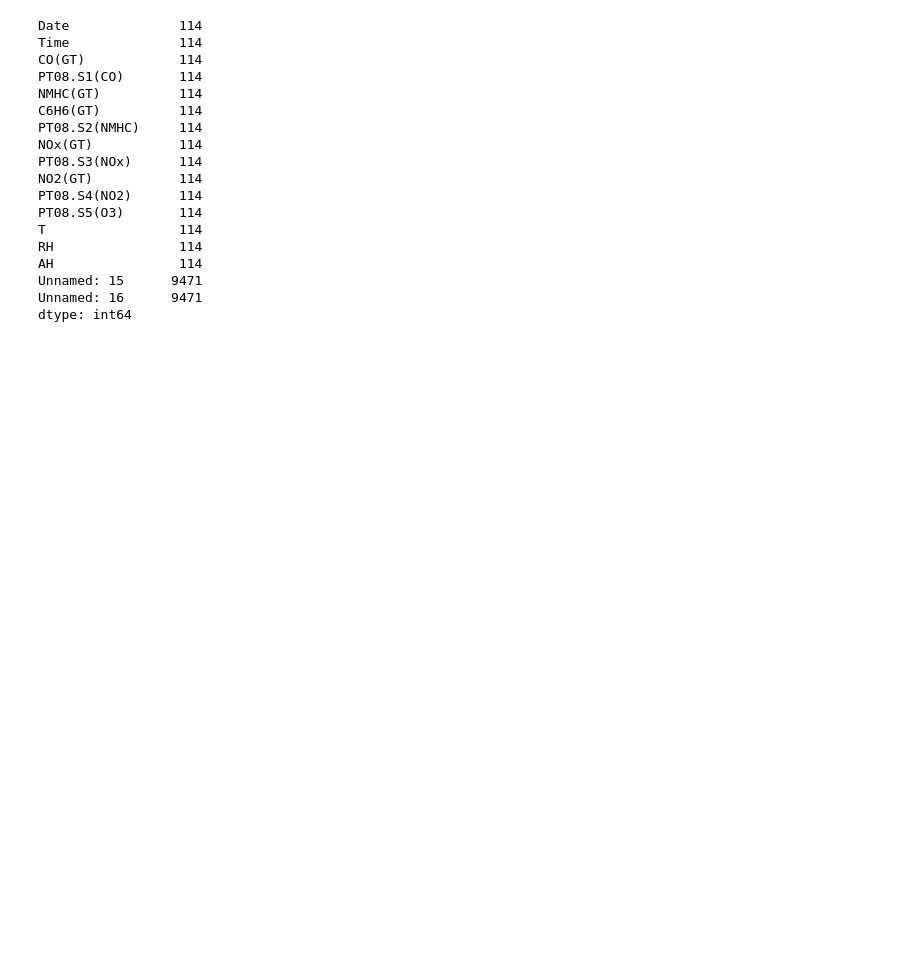
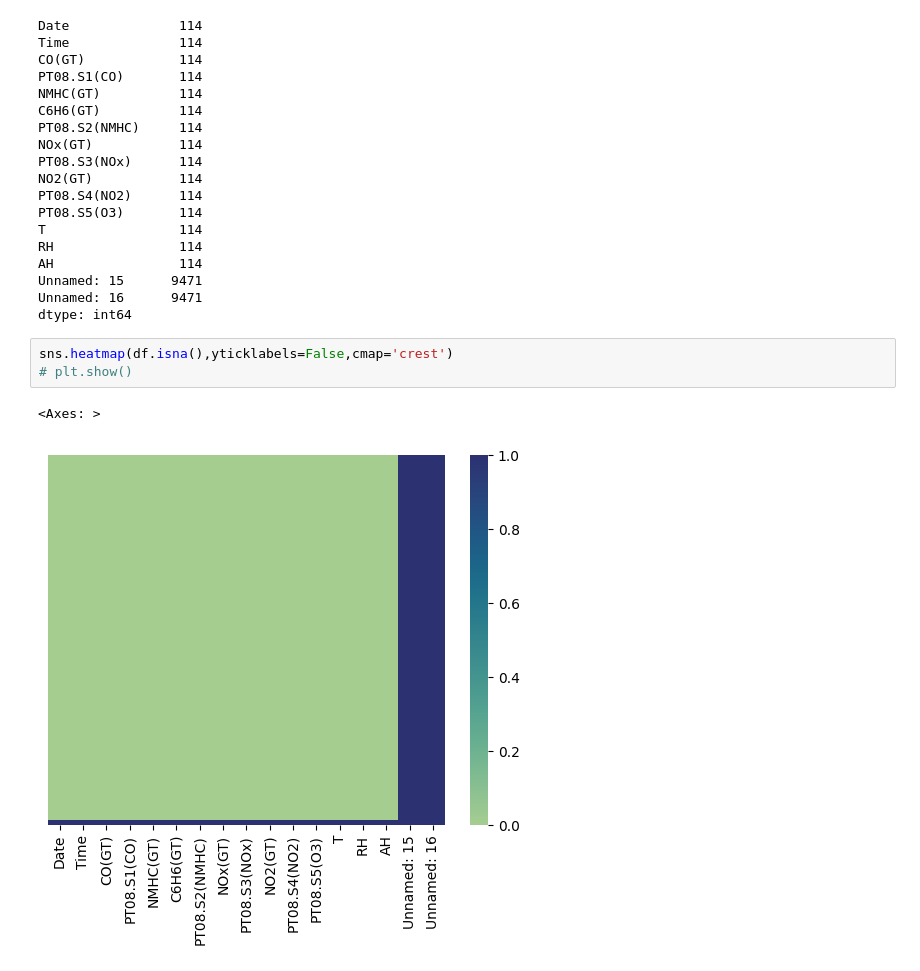
Before and after one commit to Jamy11/Air-Quality-Prediction-Using-Regression-Models, a Jupyter notebook: learning-a-data-set.ipynb, the cells around one changed output. Saved outputs shown, nothing was run; the diff lists cells and outputs as text; blank space fills up the shorter version.

```diff
--- a/learning-a-data-set.ipynb
+++ b/learning-a-data-set.ipynb
@@ -130,3 +133,9 @@ AH                114
 Unnamed: 15      9471
 Unnamed: 16      9471
 dtype: int64
+# %%
+sns.heatmap(df.isna(),yticklabels=False,cmap='crest')
+# plt.show()
+# %% [output]
+<Axes: >
+[figure, added]
```
Also changed, not shown: parts of 7 cells of this notebook.
